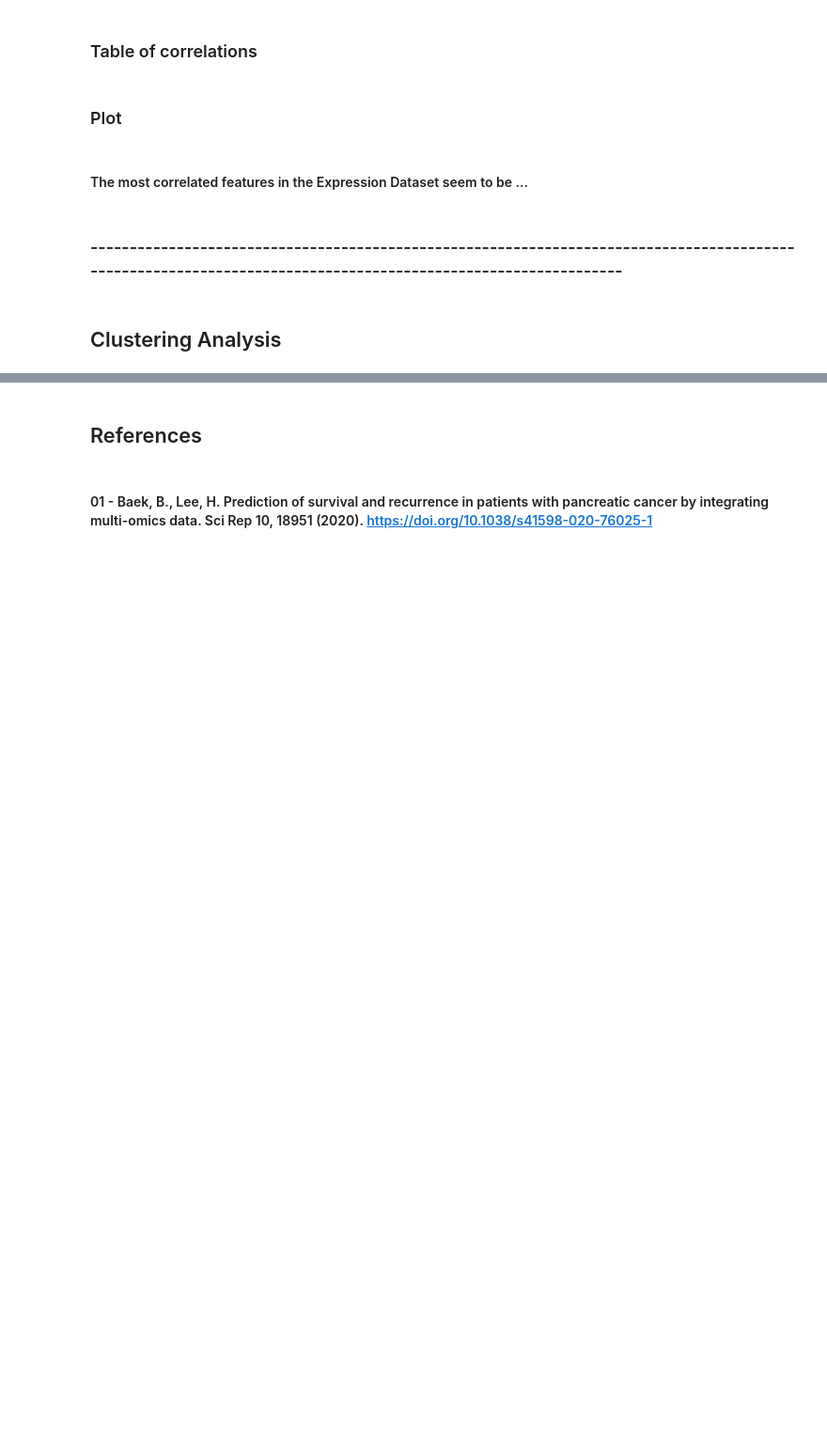
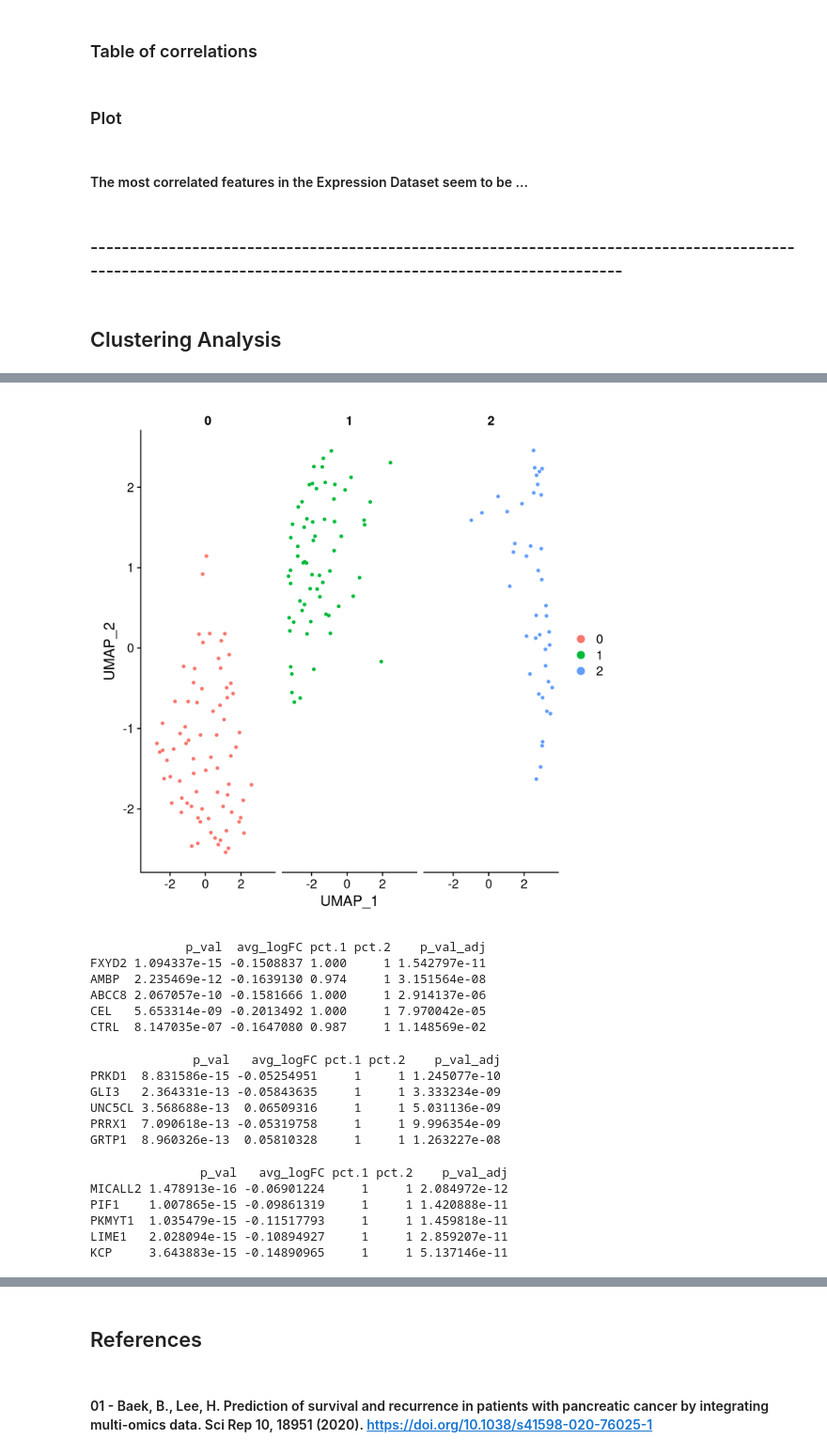
Before and after one commit to markmartorilopez/BigDataAnalytics_R, a Jupyter notebook: BigDataAnalytics_Project2021.ipynb, the cells around one changed output, grey strips where cells are left out. Shown at 94% size. Cells and saved outputs as stored; diff of their text form; code cells hidden in the pictures; blank space fills up the shorter version.

```diff
--- a/BigDataAnalytics_Project2021.ipynb
+++ b/BigDataAnalytics_Project2021.ipynb
@@ -530,0 +605,3 @@ dffcE %>% filter(dffcE[4] >= 0.7 | dffcE[4] <= -0.7)
+# %%
+pbmc <- FindNeighbors(pbmc, reduction = "pca", dims = 1:20)
+pbmc <- FindClusters(pbmc, resolution = 0.5, algorithm = 1)
@@ -530,0 +621,2 @@ dffcE %>% filter(dffcE[4] >= 0.7 | dffcE[4] <= -0.7)
+# %%
+pbmc <- RunUMAP(pbmc, reduction = "pca", dims = 1:20)
@@ -530,0 +641,37 @@ dffcE %>% filter(dffcE[4] >= 0.7 | dffcE[4] <= -0.7)
+# %%
+DimPlot(pbmc, reduction = "umap", split.by = "seurat_clusters")
+# %% [output]
+[figure, added]
+# %%
+# find all markers of cluster 1
+cluster1.markers <- FindMarkers(object = pbmc, ident.1 = 0, min.pct = 0.25, logfc.threshold=0.15)
+print(x = head(x = cluster1.markers, n = 5))
+# %% [output]
+             p_val  avg_logFC pct.1 pct.2    p_val_adj
+FXYD2 1.094337e-15 -0.1508837 1.000     1 1.542797e-11
+AMBP  2.235469e-12 -0.1639130 0.974     1 3.151564e-08
+ABCC8 2.067057e-10 -0.1581666 1.000     1 2.914137e-06
+CEL   5.653314e-09 -0.2013492 1.000     1 7.970042e-05
+CTRL  8.147035e-07 -0.1647080 0.987     1 1.148569e-02
+# %%
+# find all markers of cluster 2
+cluster2.markers <- FindMarkers(object = pbmc, ident.1 = 1, min.pct = 0.25, logfc.threshold=0.05)
+print(x = head(x = cluster2.markers, n = 5))
+# %% [output]
+              p_val   avg_logFC pct.1 pct.2    p_val_adj
+PRKD1  8.831586e-15 -0.05254951     1     1 1.245077e-10
+GLI3   2.364331e-13 -0.05843635     1     1 3.333234e-09
+UNC5CL 3.568688e-13  0.06509316     1     1 5.031136e-09
+PRRX1  7.090618e-13 -0.05319758     1     1 9.996354e-09
+GRTP1  8.960326e-13  0.05810328     1     1 1.263227e-08
+# %%
+# find all markers of cluster 3
+cluster3.markers <- FindMarkers(object = pbmc, ident.1 = 2, min.pct = 0.25, logfc.threshold=0.05)
+print(x = head(x = cluster3.markers, n = 5))
+# %% [output]
+               p_val   avg_logFC pct.1 pct.2    p_val_adj
+MICALL2 1.478913e-16 -0.06901224     1     1 2.084972e-12
+PIF1    1.007865e-15 -0.09861319     1     1 1.420888e-11
+PKMYT1  1.035479e-15 -0.11517793     1     1 1.459818e-11
+LIME1   2.028094e-15 -0.10894927     1     1 2.859207e-11
+KCP     3.643883e-15 -0.14890965     1     1 5.137146e-11
```
Also changed, not shown: parts of 11 cells of this notebook.
